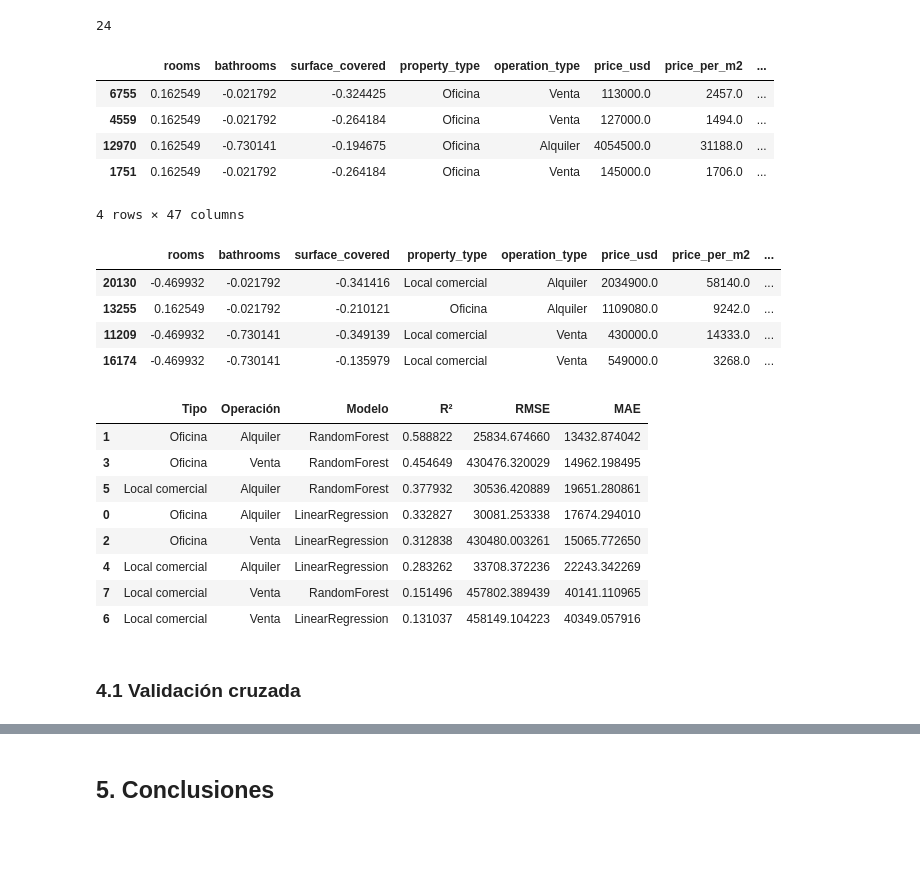
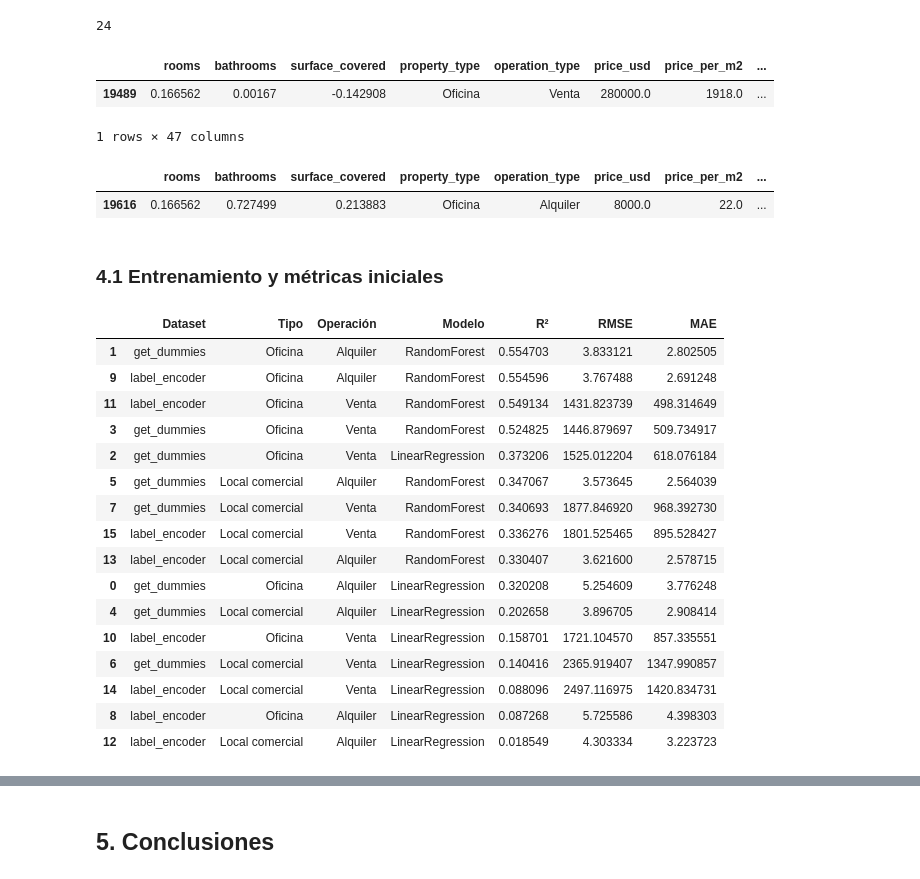
Before and after one commit to pixelciosa/Model_Price_prediction, a Jupyter notebook: notebooks/02_Models_comparisson.ipynb, the cells around one changed output, grey strips where cells are left out. Drawn from its saved outputs; the diff is of its cells as text; code cells hidden in the pictures; blank space fills up the shorter version.

```diff
--- a/notebooks/02_Models_comparisson.ipynb
+++ b/notebooks/02_Models_comparisson.ipynb
@@ -92,11 +88,11 @@ from sklearn.preprocessing import LabelEncoder
 ### 3.2 LabelEncoder para RandomForest
 # %%
 # Versión para RandomForest
-df_tree = df.copy()
+df_le = df.copy()
 
 le = LabelEncoder()
-df_tree['neighborhood_encoded'] = le.fit_transform(df_tree['neighborhood'])
-df_tree.drop(columns=['neighborhood'], inplace=True)
+df_le['neighborhood_encoded'] = le.fit_transform(df_le['neighborhood'])
+df_le.drop(columns=['neighborhood'], inplace=True)
 
-X_tree = df_tree.drop(columns=['price_usd', 'price_per_m2'])
-y_tree = df_tree['price_usd']
+X_tree = df_le.drop(columns=['price_usd', 'price_per_m2'])
+y_tree = df_le['price_usd']
@@ -107,5 +100,5 @@ y_tree = df_tree['price_usd']
 ### 3.3 OHE para LinearRegressor
 # %%
 # Versión para LinearRegressor
-df_linear = df.copy()
+df_ohe = df.copy()
 # %%
@@ -118,11 +111,11 @@ Index(['neighborhood', 'rooms', 'bathrooms', 'surface_covered',
 # %%
 # Reemplazo los espacios por _ para mantener la consistencia en los nombres de columnas
 
-df_linear['neighborhood'] = df_linear['neighborhood'].str.replace(' ', '_', regex=False)
-df_linear['neighborhood'] = df_linear['neighborhood'].str.replace('/', 'o', regex=False)
+df_ohe['neighborhood'] = df_ohe['neighborhood'].str.replace(' ', '_', regex=False)
+df_ohe['neighborhood'] = df_ohe['neighborhood'].str.replace('/', 'o', regex=False)
 
 
 # Paso todos los nombres de columnas a lowercase
 
-df_linear['neighborhood'] = df_linear['neighborhood'].str.lower()
+df_ohe['neighborhood'] = df_ohe['neighborhood'].str.lower()
 # %%
@@ -140,7 +133,7 @@ array(['once', 'flores', 'palermo', 'tribunales', 'san_nicolás',
 # %%
 # Aplico OHE para los dataframes adaptados para LinearRegression
-df_linear = pd.get_dummies(df_linear, columns=['neighborhood'], drop_first=True)
-X_linear = df_linear.drop(columns=['price_usd', 'price_per_m2'])
-y_linear = df_linear['price_usd']
+df_ohe = pd.get_dummies(df_ohe, columns=['neighborhood'], drop_first=True)
+X_linear = df_ohe.drop(columns=['price_usd', 'price_per_m2'])
+y_linear = df_ohe['price_usd']
 # %%
 #with open('models/columns_oficina_OHE.pkl', 'wb') as f:
@@ -158,22 +153,18 @@ mlflow.log_param("Random state2", RANDOM_STATE)
 # %% [output]
 24
 # %%
-df_linear.sample(4)
+df_ohe.sample(1)
 # %% [output]
 |  | rooms | bathrooms | surface_covered | property_type | operation_type | price_usd | price_per_m2 | ... |
-| 6755 | 0.162549 | -0.021792 | -0.324425 | Oficina | Venta | 113000.0 | 2457.0 | ... |
-| 4559 | 0.162549 | -0.021792 | -0.264184 | Oficina | Venta | 127000.0 | 1494.0 | ... |
-| 12970 | 0.162549 | -0.730141 | -0.194675 | Oficina | Alquiler | 4054500.0 | 31188.0 | ... |
-| 1751 | 0.162549 | -0.021792 | -0.264184 | Oficina | Venta | 145000.0 | 1706.0 | ... |
+| 19489 | 0.166562 | 0.00167 | -0.142908 | Oficina | Venta | 280000.0 | 1918.0 | ... |
-4 rows × 47 columns
+1 rows × 47 columns
 # %%
-df_tree.sample(4)
+df_le.sample(1)
 # %% [output]
 |  | rooms | bathrooms | surface_covered | property_type | operation_type | price_usd | price_per_m2 | ... |
-| 20130 | -0.469932 | -0.021792 | -0.341416 | Local comercial | Alquiler | 2034900.0 | 58140.0 | ... |
-| 13255 | 0.162549 | -0.021792 | -0.210121 | Oficina | Alquiler | 1109080.0 | 9242.0 | ... |
-| 11209 | -0.469932 | -0.730141 | -0.349139 | Local comercial | Venta | 430000.0 | 14333.0 | ... |
-| 16174 | -0.469932 | -0.730141 | -0.135979 | Local comercial | Venta | 549000.0 | 3268.0 | ... |
+| 19616 | 0.166562 | 0.727499 | 0.213883 | Oficina | Alquiler | 8000.0 | 22.0 | ... |
+# %% [markdown]
+### 4.1 Entrenamiento y métricas iniciales
 # %%
 from sklearn.model_selection import train_test_split
 from sklearn.metrics import r2_score, mean_absolute_error, root_mean_squared_error, make_scorer
@@ -249,14 +244,20 @@ resultados_df = pd.DataFrame(resultados)
 # %%
-resultados_df.sort_values(by='R²', ascending=False)
+results_df.sort_values(by='R²', ascending=False)
 # %% [output]
-|  | Tipo | Operación | Modelo | R² | RMSE | MAE |
-| 1 | Oficina | Alquiler | RandomForest | 0.588822 | 25834.674660 | 13432.874042 |
-| 3 | Oficina | Venta | RandomForest | 0.454649 | 430476.320029 | 14962.198495 |
-| 5 | Local comercial | Alquiler | RandomForest | 0.377932 | 30536.420889 | 19651.280861 |
-| 0 | Oficina | Alquiler | LinearRegression | 0.332827 | 30081.253338 | 17674.294010 |
-| 2 | Oficina | Venta | LinearRegression | 0.312838 | 430480.003261 | 15065.772650 |
-| 4 | Local comercial | Alquiler | LinearRegression | 0.283262 | 33708.372236 | 22243.342269 |
-| 7 | Local comercial | Venta | RandomForest | 0.151496 | 457802.389439 | 40141.110965 |
-| 6 | Local comercial | Venta | LinearRegression | 0.131037 | 458149.104223 | 40349.057916 |
+|  | Dataset | Tipo | Operación | Modelo | R² | RMSE | MAE |
+| 1 | get_dummies | Oficina | Alquiler | RandomForest | 0.554703 | 3.833121 | 2.802505 |
+| 9 | label_encoder | Oficina | Alquiler | RandomForest | 0.554596 | 3.767488 | 2.691248 |
+| 11 | label_encoder | Oficina | Venta | RandomForest | 0.549134 | 1431.823739 | 498.314649 |
+| 3 | get_dummies | Oficina | Venta | RandomForest | 0.524825 | 1446.879697 | 509.734917 |
+| 2 | get_dummies | Oficina | Venta | LinearRegression | 0.373206 | 1525.012204 | 618.076184 |
+| 5 | get_dummies | Local comercial | Alquiler | RandomForest | 0.347067 | 3.573645 | 2.564039 |
+| 7 | get_dummies | Local comercial | Venta | RandomForest | 0.340693 | 1877.846920 | 968.392730 |
+| 15 | label_encoder | Local comercial | Venta | RandomForest | 0.336276 | 1801.525465 | 895.528427 |
+| 13 | label_encoder | Local comercial | Alquiler | RandomForest | 0.330407 | 3.621600 | 2.578715 |
+| 0 | get_dummies | Oficina | Alquiler | LinearRegression | 0.320208 | 5.254609 | 3.776248 |
+| 4 | get_dummies | Local comercial | Alquiler | LinearRegression | 0.202658 | 3.896705 | 2.908414 |
+| 10 | label_encoder | Oficina | Venta | LinearRegression | 0.158701 | 1721.104570 | 857.335551 |
+| 6 | get_dummies | Local comercial | Venta | LinearRegression | 0.140416 | 2365.919407 | 1347.990857 |
+| 14 | label_encoder | Local comercial | Venta | LinearRegression | 0.088096 | 2497.116975 | 1420.834731 |
+| 8 | label_encoder | Oficina | Alquiler | LinearRegression | 0.087268 | 5.725586 | 4.398303 |
+| 12 | label_encoder | Local comercial | Alquiler | LinearRegression | 0.018549 | 4.303334 | 3.223723 |
-# %% [markdown]
-### 4.1 Validación cruzada
```
Also changed, not shown: parts of 26 cells of this notebook, 2 other files.
